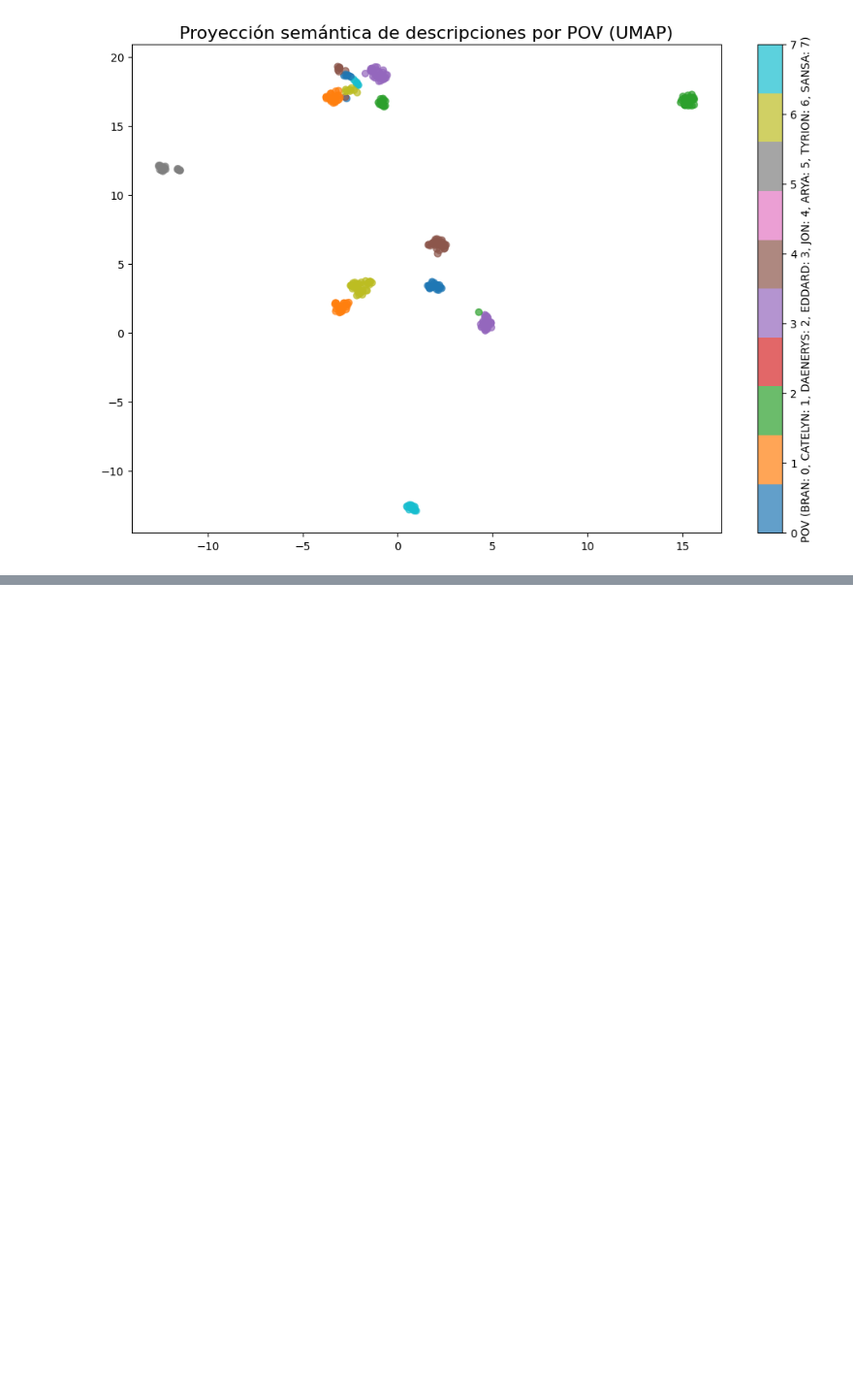
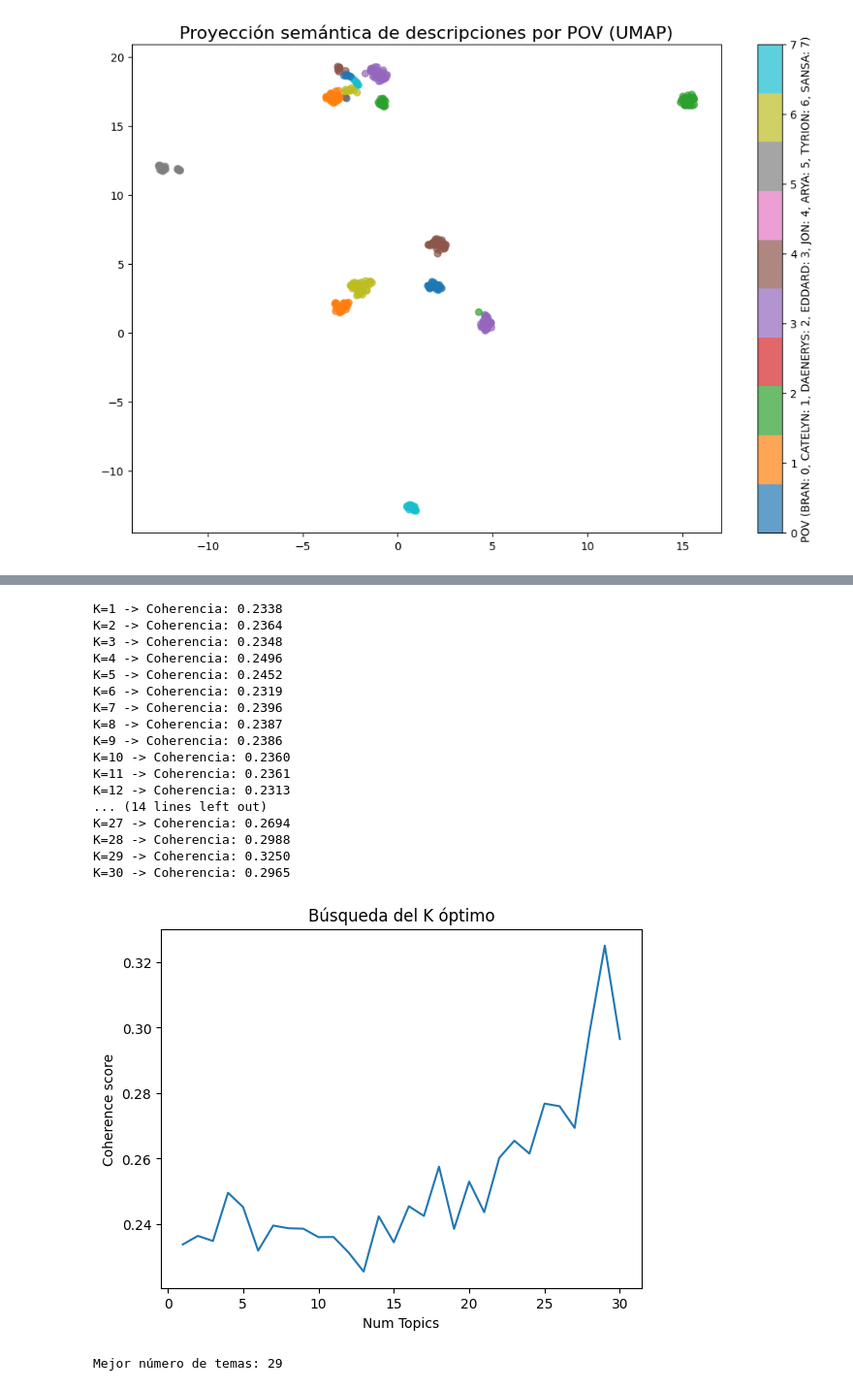
Before and after one commit to JuanArizaCoding/PROYECTO-FINAL-NLP-DL, a Jupyter notebook: Untitled0 (1).ipynb, the cells around one changed output, grey strips where cells are left out. Shown at 97% size. Cells and saved outputs as stored; diff of their text form; code cells hidden in the pictures; blank space fills up the shorter version.

```diff
--- a/Untitled0 (1).ipynb
+++ b/Untitled0 (1).ipynb
@@ -764,0 +867,32 @@ Notes:
+# %%
+models_total, scores_total = evaluate_graph(dictionary_total, corpus_total, documents_total, limit_k)
+
+plt.plot(range(1, limit_k + 1), scores_total)
+plt.xlabel("Num Topics")
+plt.ylabel("Coherence score")
+plt.title("Búsqueda del K óptimo")
+plt.show()
+
+best_index_total = np.argmax(scores_total)
+lda_model_total = models_total[best_index_total]
+print(f"Mejor número de temas: {(best_index_total + 1)}")
+# %% [output]
+K=1 -> Coherencia: 0.2338
+K=2 -> Coherencia: 0.2364
+K=3 -> Coherencia: 0.2348
+K=4 -> Coherencia: 0.2496
+K=5 -> Coherencia: 0.2452
+K=6 -> Coherencia: 0.2319
+K=7 -> Coherencia: 0.2396
+K=8 -> Coherencia: 0.2387
+K=9 -> Coherencia: 0.2386
+K=10 -> Coherencia: 0.2360
+K=11 -> Coherencia: 0.2361
+K=12 -> Coherencia: 0.2313
+... (14 lines left out)
+K=27 -> Coherencia: 0.2694
+K=28 -> Coherencia: 0.2988
+K=29 -> Coherencia: 0.3250
+K=30 -> Coherencia: 0.2965
+[figure, added]
+Mejor número de temas: 29
```
Also changed, not shown: parts of 15 cells of this notebook.
